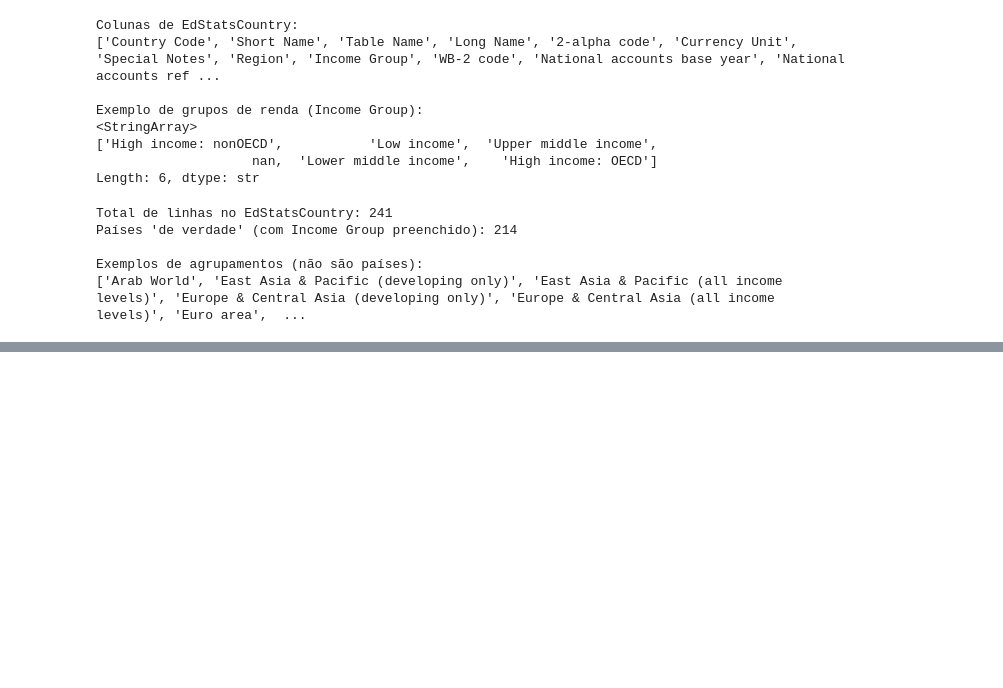
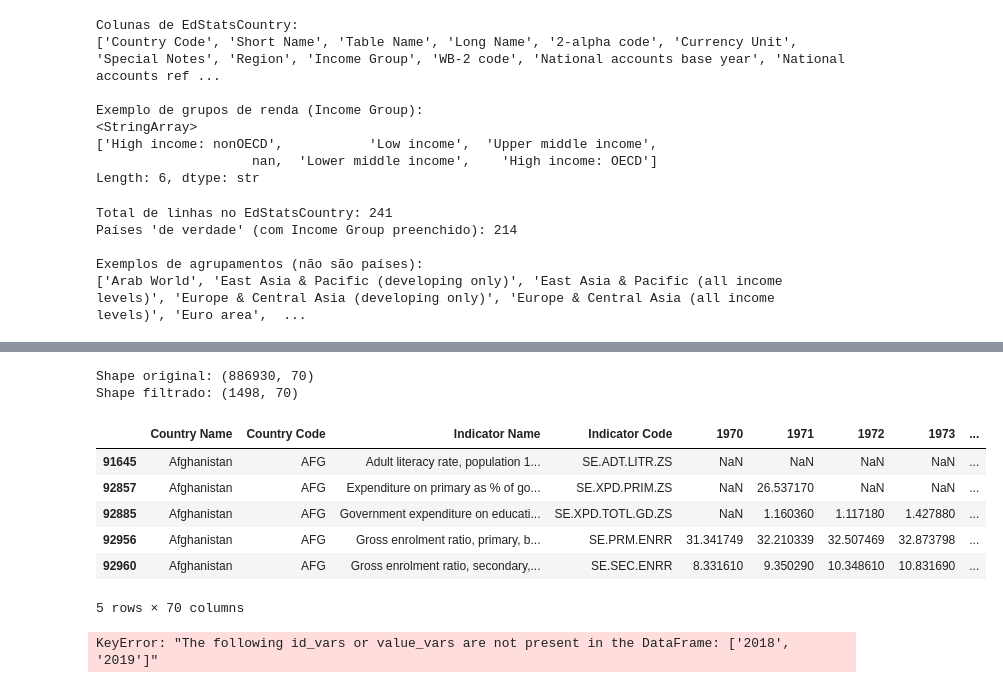
Before and after one commit to jessic-amendes/acelera-ai-educacao, a Jupyter notebook: notebooks/01_exploracao_inicial.ipynb, the cells around one changed output, grey strips where cells are left out. Saved outputs shown, nothing was run; the diff lists cells and outputs as text; code cells hidden in the pictures; blank space fills up the shorter version.

```diff
--- a/notebooks/01_exploracao_inicial.ipynb
+++ b/notebooks/01_exploracao_inicial.ipynb
@@ -72,0 +148,52 @@ Exemplos de agrupamentos (não são países):
+# %%
+# lista final (sem o PISA)
+indicadores_escolhidos = [
+    "SE.ADT.LITR.ZS",
+    "SE.XPD.TOTL.GD.ZS",
+    "SE.PRM.ENRR",
+    "SE.SEC.ENRR",
+    "SE.PRM.CMPT.ZS",
+    "SE.PRM.TCHR",
+    "SE.XPD.PRIM.ZS",
+]
+
+# lista de países "de verdade" (Income Group preenchido), que descobrimos ontem
+paises_validos = df_country[df_country["Income Group"].notna()]["Country Code"].tolist()
+
+# filtrando o dataset principal: só os indicadores escolhidos + só países de verdade
+df_filtrado = df_data[
+    (df_data["Indicator Code"].isin(indicadores_escolhidos)) &
+    (df_data["Country Code"].isin(paises_validos))
+]
+
+print("Shape original:", df_data.shape)
+print("Shape filtrado:", df_filtrado.shape)
+df_filtrado.head()
+# %% [output]
+Shape original: (886930, 70)
+Shape filtrado: (1498, 70)
+|  | Country Name | Country Code | Indicator Name | Indicator Code | 1970 | 1971 | 1972 | 1973 | ... |
+| 91645 | Afghanistan | AFG | Adult literacy rate, population 1... | SE.ADT.LITR.ZS | NaN | NaN | NaN | NaN | ... |
+| 92857 | Afghanistan | AFG | Expenditure on primary as % of go... | SE.XPD.PRIM.ZS | NaN | 26.537170 | NaN | NaN | ... |
+| 92885 | Afghanistan | AFG | Government expenditure on educati... | SE.XPD.TOTL.GD.ZS | NaN | 1.160360 | 1.117180 | 1.427880 | ... |
+| 92956 | Afghanistan | AFG | Gross enrolment ratio, primary, b... | SE.PRM.ENRR | 31.341749 | 32.210339 | 32.507469 | 32.873798 | ... |
+| 92960 | Afghanistan | AFG | Gross enrolment ratio, secondary,... | SE.SEC.ENRR | 8.331610 | 9.350290 | 10.348610 | 10.831690 | ... |
+5 rows × 70 columns
+# %%
+# pegando só as colunas de ano que interessam (vamos focar em 1990-2020, dados mais completos)
+colunas_ano = [str(ano) for ano in range(1990, 2021)]
+
+# "deitando" a tabela: uma linha por país + indicador + ano
+df_long = df_filtrado.melt(
+    id_vars=["Country Name", "Country Code", "Indicator Name", "Indicator Code"],
+    value_vars=colunas_ano,
+    var_name="Ano",
+    value_name="Valor"
+)
+
+df_long["Ano"] = df_long["Ano"].astype(int)
+
+print("Shape depois do melt:", df_long.shape)
+df_long.head(10)
+# %% [output]
+KeyError: "The following id_vars or value_vars are not present in the DataFrame: ['2018', '2019']"
```
Also changed, not shown: parts of 8 cells of this notebook, 1 other file.
